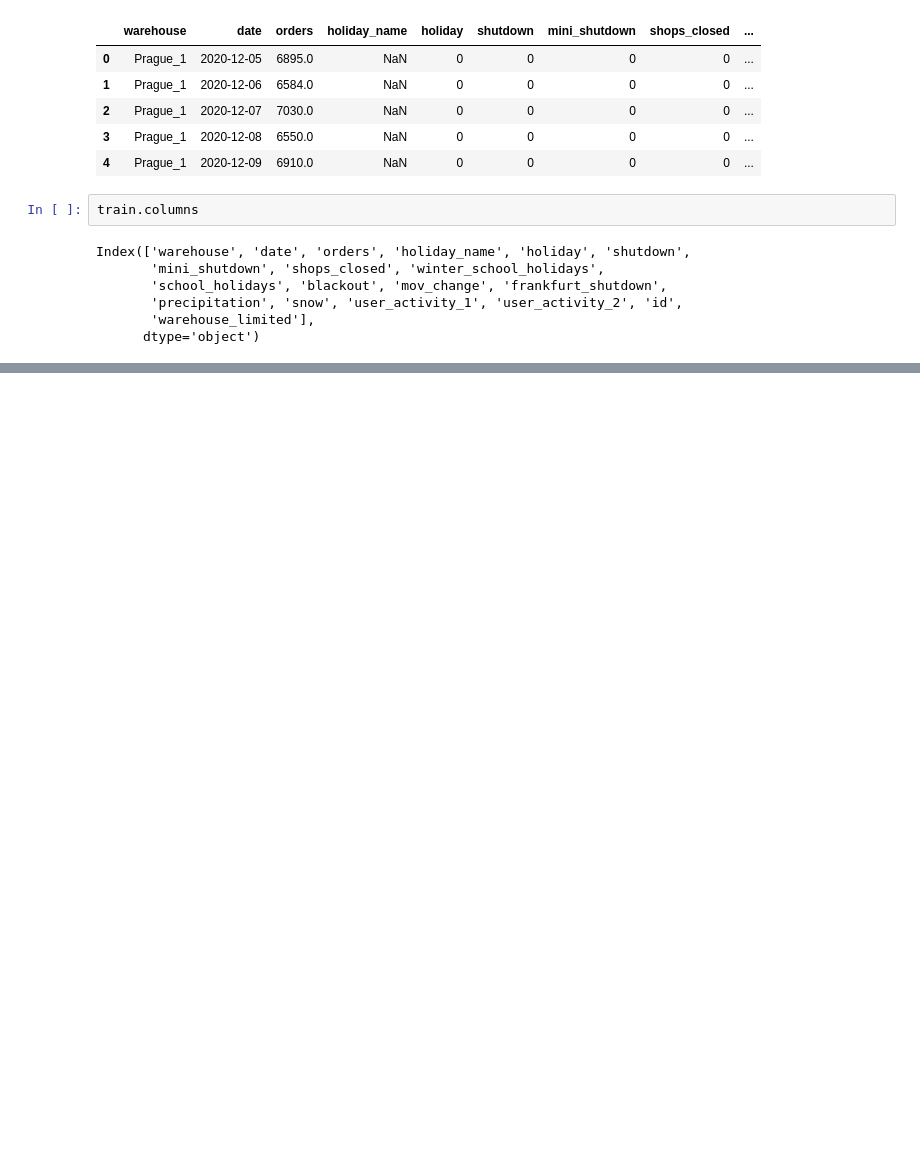
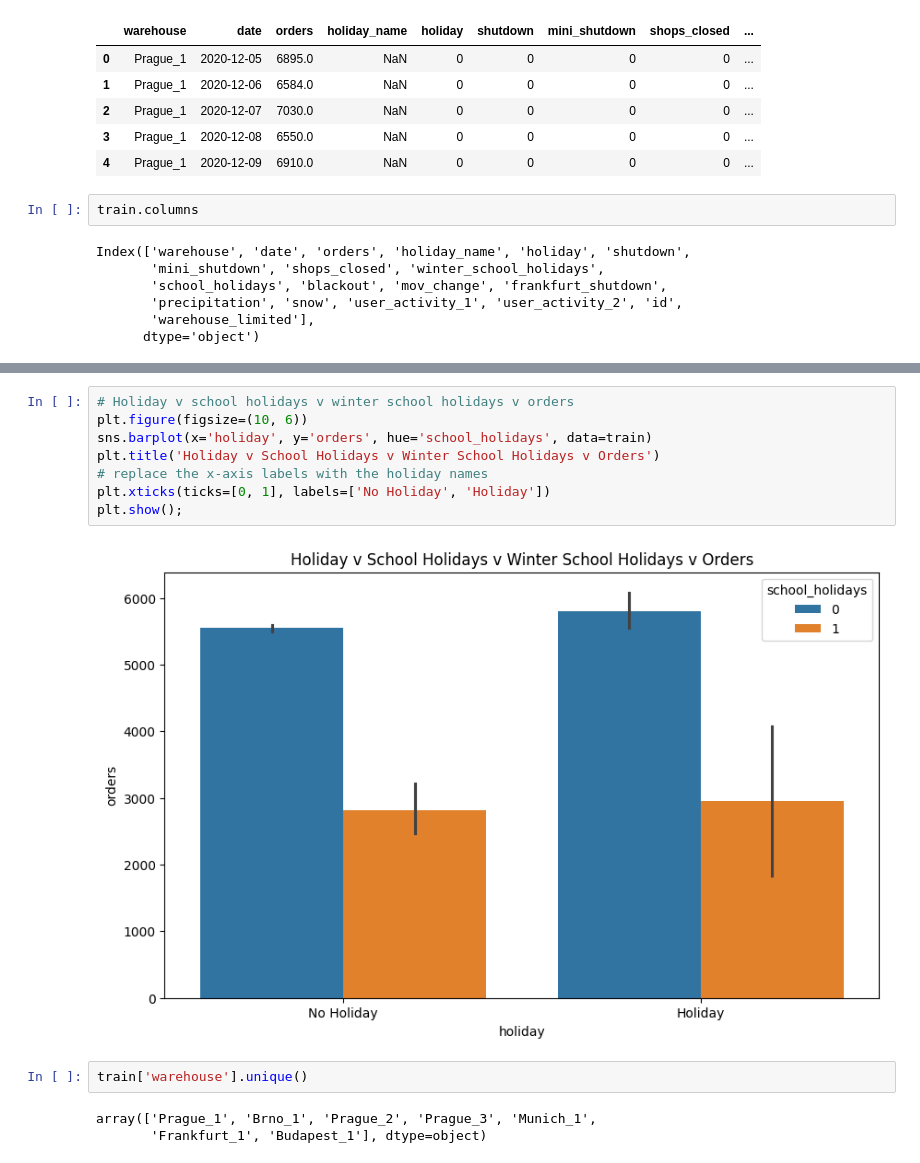
Before and after one commit to ashioyajotham/Daily-ML, a Jupyter notebook: rohlik-orders-forecasting-challenge/rohlik_orders_forecasting.ipynb, the cells around one changed output, grey strips where cells are left out. Drawn from its saved outputs; the diff is of its cells as text; blank space fills up the shorter version.

```diff
--- a/rohlik-orders-forecasting-challenge/rohlik_orders_forecasting.ipynb
+++ b/rohlik-orders-forecasting-challenge/rohlik_orders_forecasting.ipynb
@@ -68,0 +180,15 @@ train.head()
+# %%
+# Holiday v school holidays v winter school holidays v orders
+plt.figure(figsize=(10, 6))
+sns.barplot(x='holiday', y='orders', hue='school_holidays', data=train)
+plt.title('Holiday v School Holidays v Winter School Holidays v Orders')
+# replace the x-axis labels with the holiday names
+plt.xticks(ticks=[0, 1], labels=['No Holiday', 'Holiday'])
+plt.show();
+# %% [output]
+[figure, added]
+# %%
+train['warehouse'].unique()
+# %% [output]
+array(['Prague_1', 'Brno_1', 'Prague_2', 'Prague_3', 'Munich_1',
+       'Frankfurt_1', 'Budapest_1'], dtype=object)
```
Also changed, not shown: parts of 20 cells of this notebook, 1 other file.
